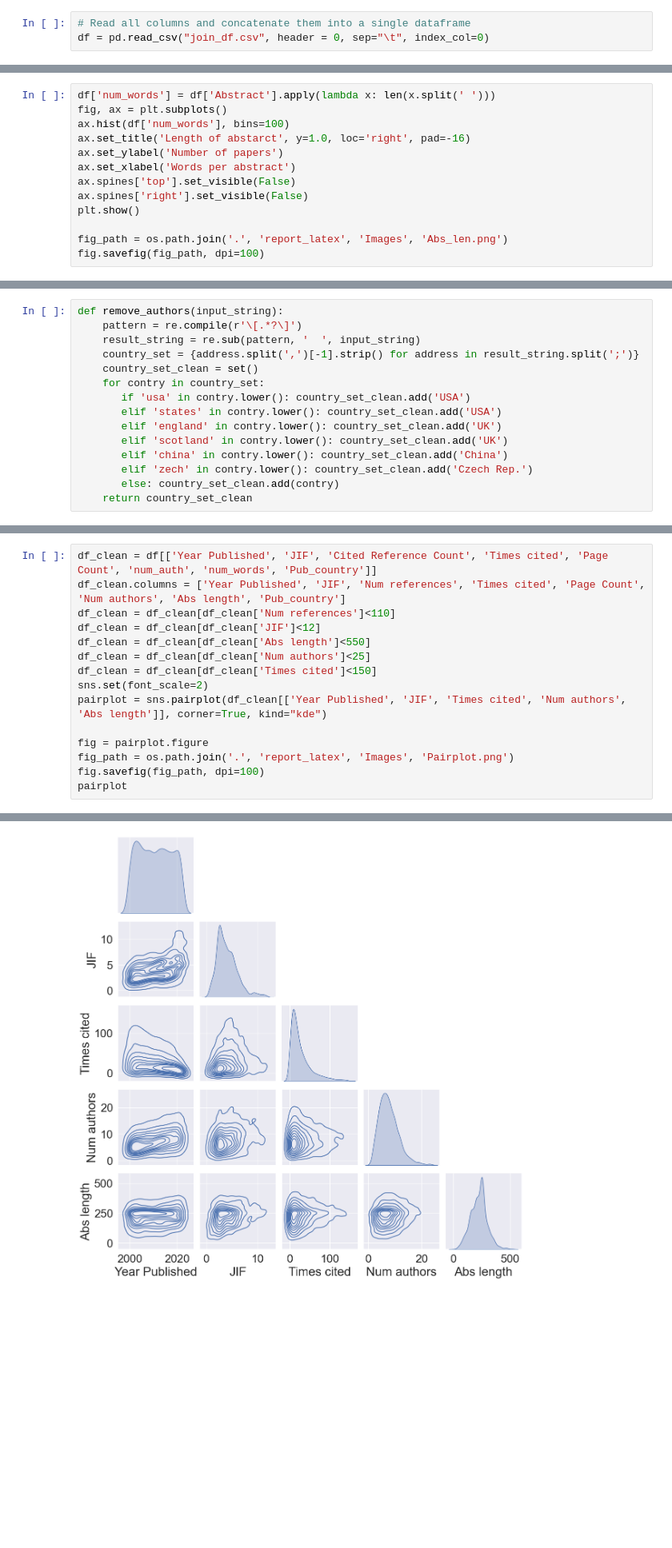
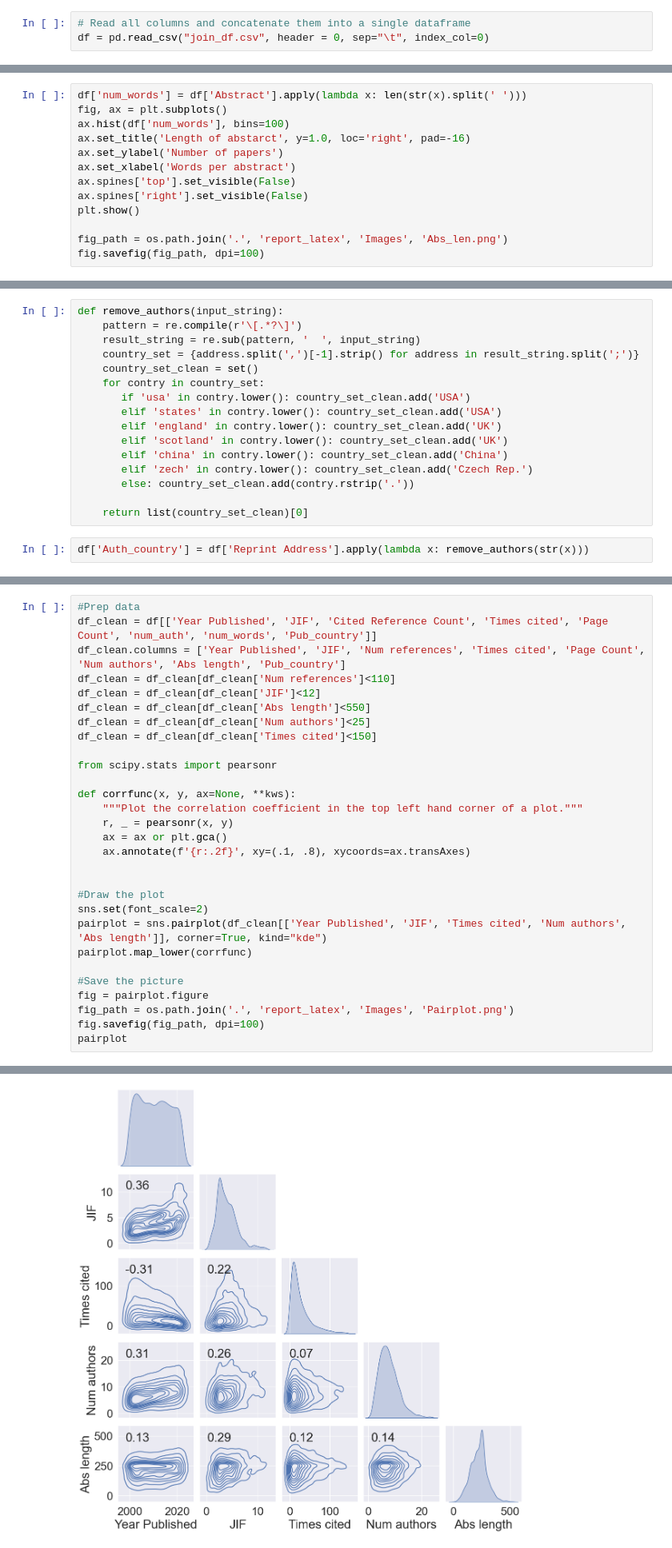
Before and after one commit to ArtemChemist/w266_project, a Jupyter notebook: EDA.ipynb, the cells around one changed output, grey strips where cells are left out. Shown: that part at 80% size. Cells and saved outputs as stored; diff of their text form; blank space fills up the shorter version.

```diff
--- a/EDA.ipynb
+++ b/EDA.ipynb
@@ -107,5 +102,5 @@ fig.savefig(fig_path, dpi=100)
 # %%
-df['num_words'] = df['Abstract'].apply(lambda x: len(x.split(' ')))
+df['num_words'] = df['Abstract'].apply(lambda x: len(str(x).split(' ')))
 fig, ax = plt.subplots()
 ax.hist(df['num_words'], bins=100)
 ax.set_title('Length of abstarct', y=1.0, loc='right', pad=-16)
@@ -147,8 +142,11 @@ def remove_authors(input_string):
        elif 'scotland' in contry.lower(): country_set_clean.add('UK')
        elif 'china' in contry.lower(): country_set_clean.add('China')
        elif 'zech' in contry.lower(): country_set_clean.add('Czech Rep.')
-       else: country_set_clean.add(contry)
-    return country_set_clean
+       else: country_set_clean.add(contry.rstrip('.'))
+
+    return list(country_set_clean)[0]
+# %%
+df['Auth_country'] = df['Reprint Address'].apply(lambda x: remove_authors(str(x)))
 # %%
 
 Auth_country_ser = df['Author Address'].astype(str).apply(lambda x: remove_authors(x)).explode()
@@ -201,19 +194,33 @@ Index(['Year Published', 'JIF', 'ISSN', 'Journal name', 'Eigenfactor',
       dtype='object')
 # %%
+#Prep data
 df_clean = df[['Year Published', 'JIF', 'Cited Reference Count', 'Times cited', 'Page Count', 'num_auth', 'num_words', 'Pub_country']]
 df_clean.columns = ['Year Published', 'JIF', 'Num references', 'Times cited', 'Page Count', 'Num authors', 'Abs length', 'Pub_country']
 df_clean = df_clean[df_clean['Num references']<110]
 df_clean = df_clean[df_clean['JIF']<12]
 df_clean = df_clean[df_clean['Abs length']<550]
 df_clean = df_clean[df_clean['Num authors']<25]
 df_clean = df_clean[df_clean['Times cited']<150]
+
+from scipy.stats import pearsonr
+
+def corrfunc(x, y, ax=None, **kws):
+    """Plot the correlation coefficient in the top left hand corner of a plot."""
+    r, _ = pearsonr(x, y)
+    ax = ax or plt.gca()
+    ax.annotate(f'{r:.2f}', xy=(.1, .8), xycoords=ax.transAxes)
+
+
+#Draw the plot
 sns.set(font_scale=2)
 pairplot = sns.pairplot(df_clean[['Year Published', 'JIF', 'Times cited', 'Num authors', 'Abs length']], corner=True, kind="kde")
+pairplot.map_lower(corrfunc)
 
+#Save the picture
 fig = pairplot.figure
 fig_path = os.path.join('.', 'report_latex', 'Images', 'Pairplot.png')
 fig.savefig(fig_path, dpi=100)
 pairplot
 # %% [output]
 <seaborn.axisgrid.PairGrid at 0x...>
-[figure, old version]
+[figure, new version]
```
Also changed, not shown: parts of 12 cells of this notebook, 10 other files.
